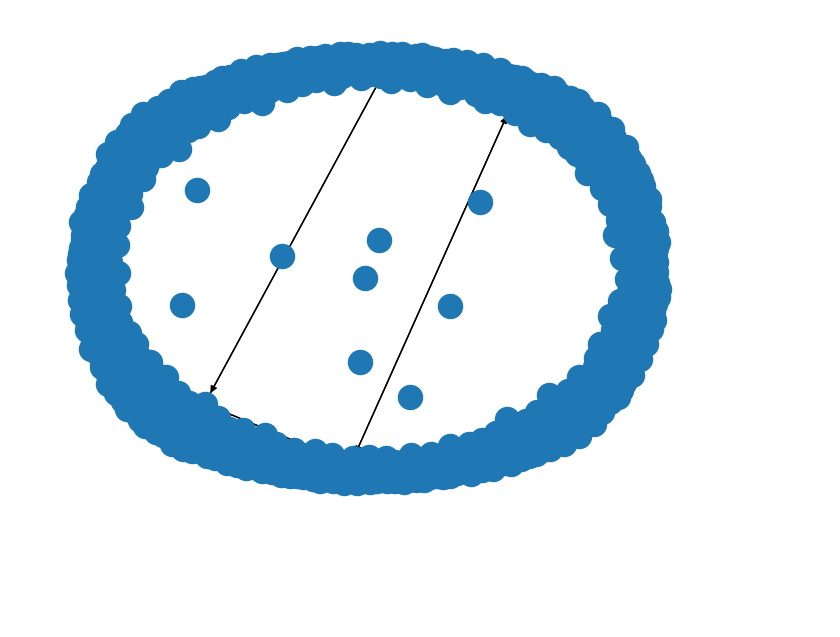
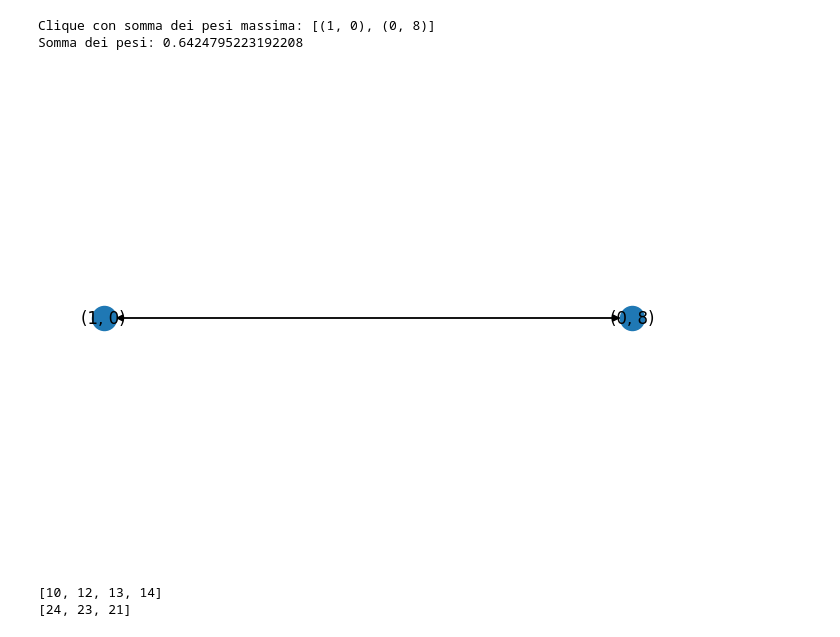
Before and after one commit to Giorgio-Miani/quantum-swap-optimizer, a Jupyter notebook: src/comp_graph_testing.ipynb, the cells around one changed output. Cells and saved outputs as stored; diff of their text form; code cells hidden in the pictures; blank space fills up the shorter version.

```diff
--- a/src/comp_graph_testing.ipynb
+++ b/src/comp_graph_testing.ipynb
@@ -119,4 +151,22 @@ print(compGraph.number_of_edges())
 # %%
-nx.draw(compGraph)
+# nx.draw(compGraph)
-# %% [output]
-[figure, removed]
+# %%
+from max_clique import find_max_clique
+
+
+max_clique, max_weight = find_max_clique(compGraph.to_undirected())
+print("Clique con somma dei pesi massima:", max_clique)
+print("Somma dei pesi:", max_weight)
+nx.draw_planar(compGraph.subgraph(max_clique), with_labels = True)
+# %% [output]
+Clique con somma dei pesi massima: [(1, 0), (0, 8)]
+Somma dei pesi: 0.6424795223192208
+[figure, added]
+# %%
+best_layout1 = modules[max_clique[0][0]][0][max_clique[0][1]][0]
+print(best_layout1)
+best_layout2 = modules[max_clique[1][0]][0][max_clique[1][1]][0]
+print(best_layout2)
+# %% [output]
+[10, 12, 13, 14]
+[24, 23, 21]
```
Also changed, not shown: parts of 12 cells of this notebook.
